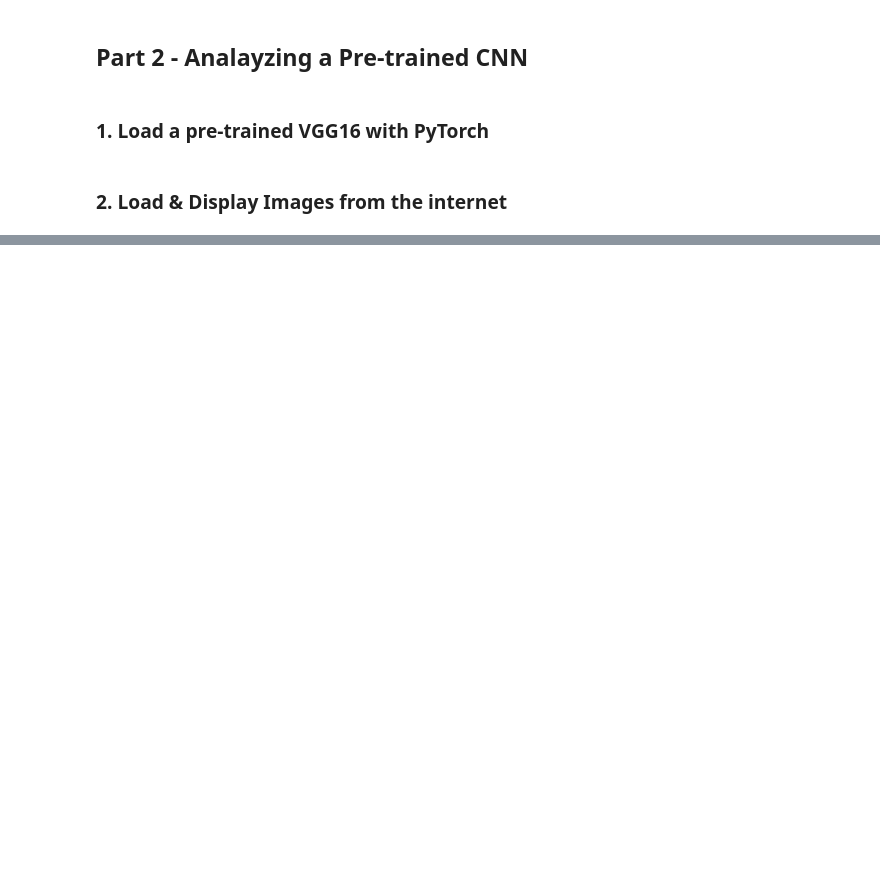
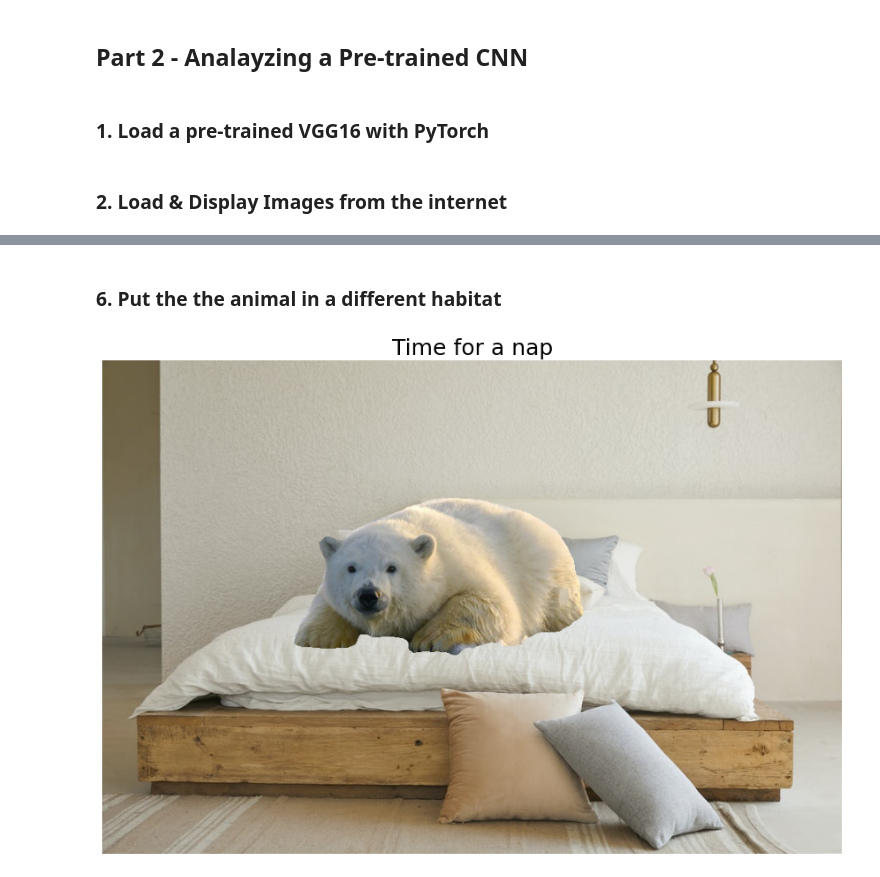
Before and after one commit to danatal29/HW2-CV, a Jupyter notebook: Untitled1.ipynb, the cells around one changed output, grey strips where cells are left out. Drawn from its saved outputs; the diff is of its cells as text; code cells hidden in the pictures; blank space fills up the shorter version.

```diff
--- a/Untitled1.ipynb
+++ b/Untitled1.ipynb
@@ -138,0 +169,27 @@ The Label for the Polar bear is 386: 'African elephant, Loxodonta africana',
+# %% [markdown]
+### 6.  Put the the animal in a different habitat
+# %%
+bed_img=cv2.imread('./my_data/bed1.jpg')
+bed=bed_img.copy()
+# resize the polar bear image mask to the same size of the bed image
+h,w=np.shape(masked_img)[0],np.shape(masked_img)[1]
+resized_mask_img = np.zeros_like(bed_img)
+resized_mask_img[100:h+100,50:w+50,:] = masked_img
+
+bed = cv2.cvtColor(bed, cv2.COLOR_BGR2RGB)
+
+# add the polar bear to the bed
+bed[np.where(resized_mask_img>0)] = resized_mask_img[np.where(resized_mask_img >0)]
+
+#plot
+fig = plt.figure(figsize=(15,15))
+ax = fig.add_subplot(111)
+ax.imshow(bed)
+ax.set_title('Time for a nap', fontsize=25);
+ax.set_axis_off()
+
+# save to output dir
+a= Image.fromarray(bed)
+a.save('../output/napping_bear.jpg')
+# %% [output]
+[figure, added]
```
Also changed, not shown: parts of 16 cells of this notebook.
